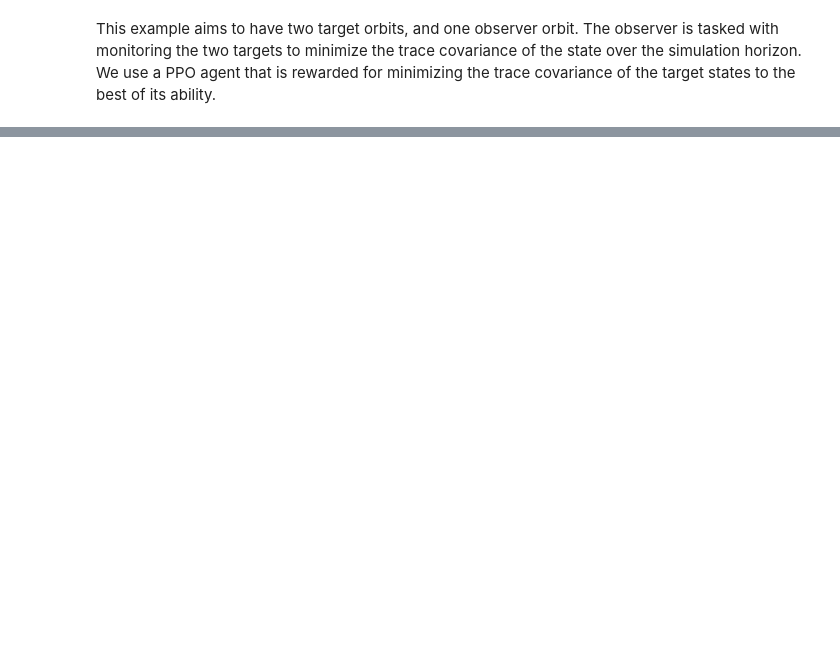
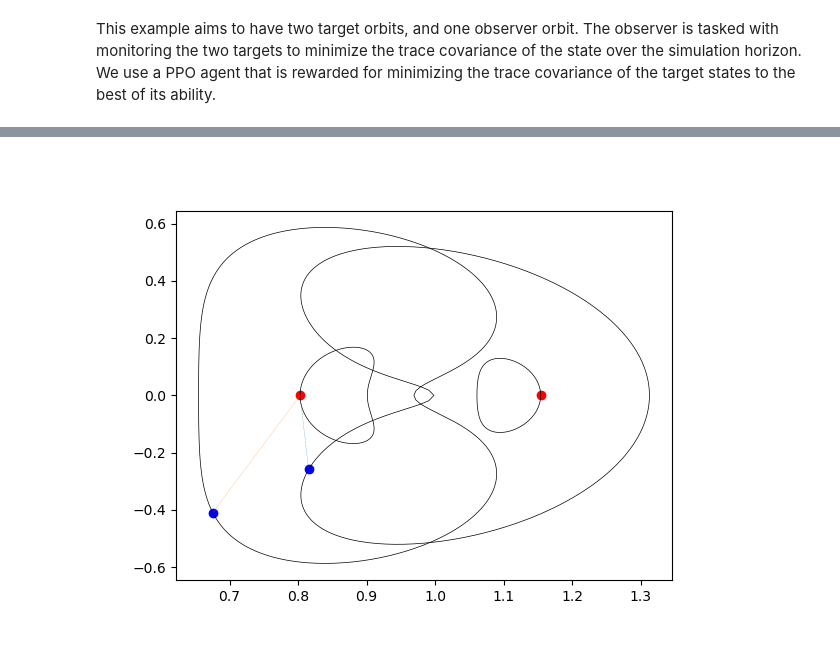
Before and after one commit to Malav-P/sensor_phase_task, a Jupyter notebook: example/ssa_problem_test.ipynb, the cells around one changed output, grey strips where cells are left out. Saved outputs shown, nothing was run; the diff lists cells and outputs as text; code cells hidden in the pictures; blank space fills up the shorter version.

Commit message:
added rendering function

```diff
--- a/example/ssa_problem_test.ipynb
+++ b/example/ssa_problem_test.ipynb
@@ -66,0 +69,4 @@ Best objective 3.167166339180e+15, best bound 3.167166339180e+15, gap 0.0000%
+# %%
+ani= prob.render([0.9, 0.9])
+# %% [output]
+[figure, added]
```
Also changed, not shown: parts of 7 cells of this notebook, 4 other files.
